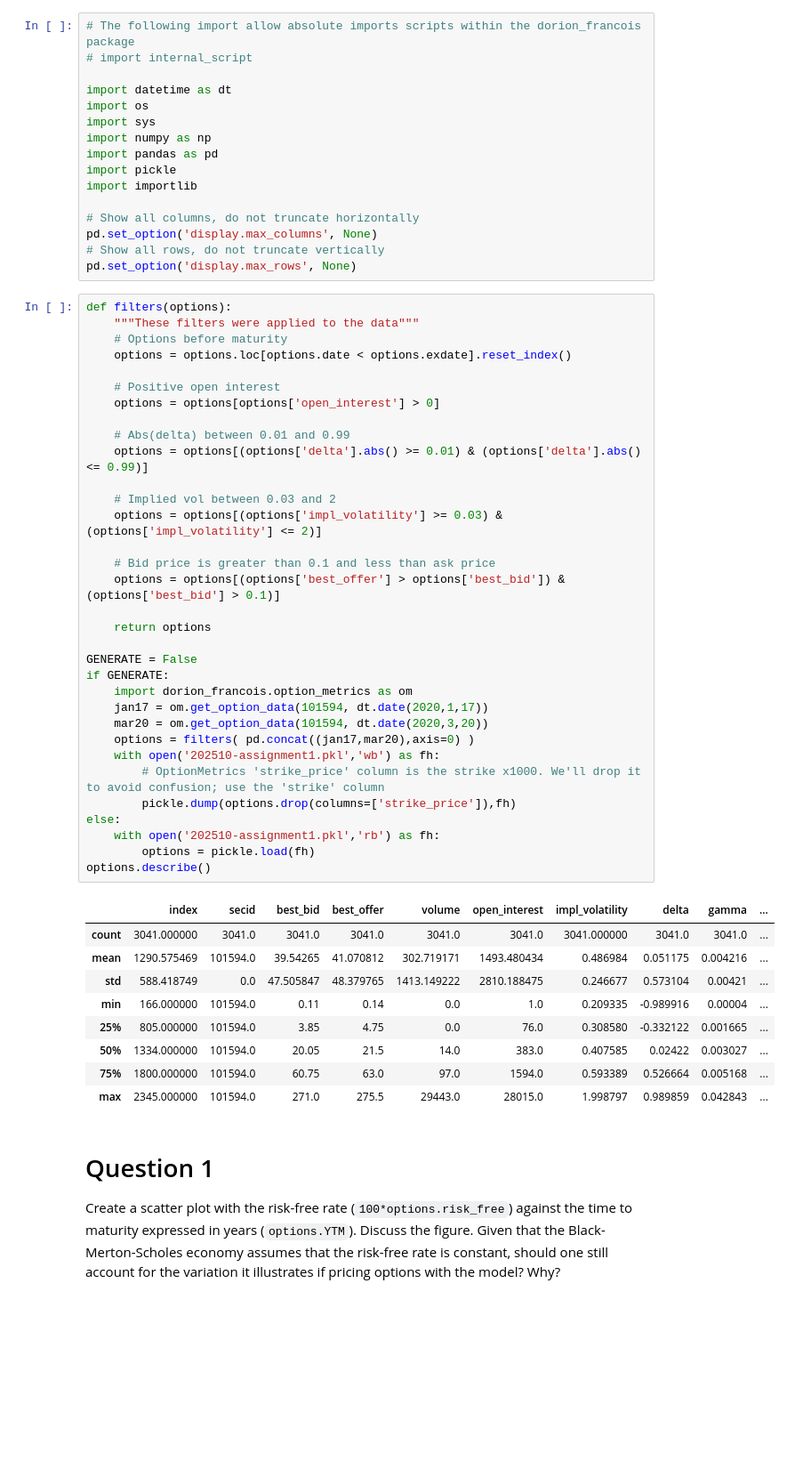
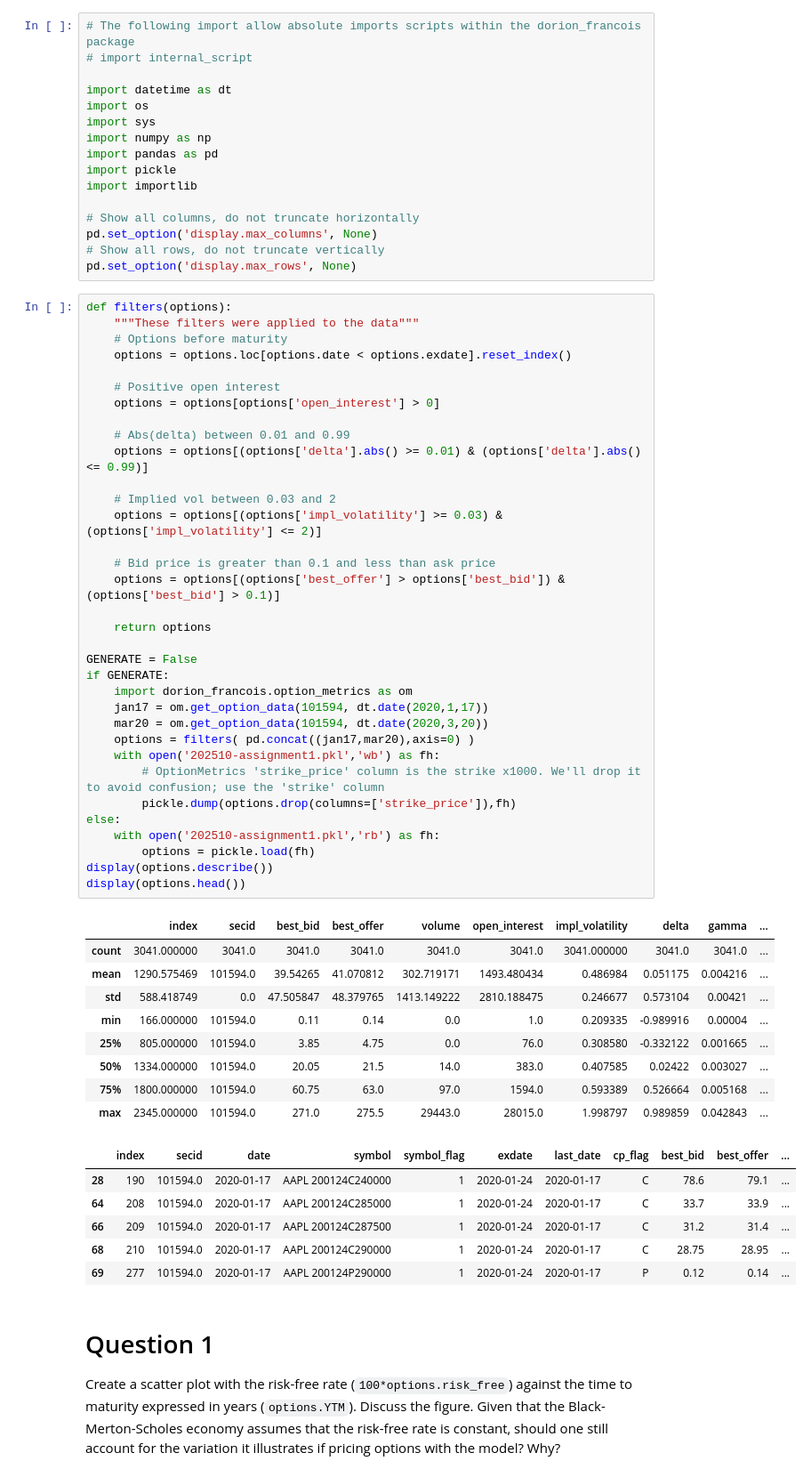
Before and after one commit to navid-nb/MSc_Derivatives_Project1, a Jupyter notebook: 202510-assignment1-en.ipynb, the cells around one changed output. Shown at 89% size. Saved outputs shown, nothing was run; the diff lists cells and outputs as text; blank space fills up the shorter version.

```diff
--- a/202510-assignment1-en.ipynb
+++ b/202510-assignment1-en.ipynb
@@ -53,34 +56,41 @@ def filters(options):
     # Implied vol between 0.03 and 2
     options = options[(options['impl_volatility'] >= 0.03) & (options['impl_volatility'] <= 2)]
 
     # Bid price is greater than 0.1 and less than ask price
     options = options[(options['best_offer'] > options['best_bid']) & (options['best_bid'] > 0.1)]
 
     return options
 
 GENERATE = False
 if GENERATE:
     import dorion_francois.option_metrics as om
     jan17 = om.get_option_data(101594, dt.date(2020,1,17))
     mar20 = om.get_option_data(101594, dt.date(2020,3,20))
     options = filters( pd.concat((jan17,mar20),axis=0) )
     with open('202510-assignment1.pkl','wb') as fh:
         # OptionMetrics 'strike_price' column is the strike x1000. We'll drop it to avoid confusion; use the 'strike' column
         pickle.dump(options.drop(columns=['strike_price']),fh)
 else:
     with open('202510-assignment1.pkl','rb') as fh:
         options = pickle.load(fh)
-options.describe()
+display(options.describe())
+display(options.head())
 # %% [output]
 |  | index | secid | best_bid | best_offer | volume | open_interest | impl_volatility | delta | gamma | ... |
 | count | 3041.000000 | 3041.0 | 3041.0 | 3041.0 | 3041.0 | 3041.0 | 3041.000000 | 3041.0 | 3041.0 | ... |
 | mean | 1290.575469 | 101594.0 | 39.54265 | 41.070812 | 302.719171 | 1493.480434 | 0.486984 | 0.051175 | 0.004216 | ... |
 | std | 588.418749 | 0.0 | 47.505847 | 48.379765 | 1413.149222 | 2810.188475 | 0.246677 | 0.573104 | 0.00421 | ... |
 | min | 166.000000 | 101594.0 | 0.11 | 0.14 | 0.0 | 1.0 | 0.209335 | -0.989916 | 0.00004 | ... |
 | 25% | 805.000000 | 101594.0 | 3.85 | 4.75 | 0.0 | 76.0 | 0.308580 | -0.332122 | 0.001665 | ... |
 | 50% | 1334.000000 | 101594.0 | 20.05 | 21.5 | 14.0 | 383.0 | 0.407585 | 0.02422 | 0.003027 | ... |
 | 75% | 1800.000000 | 101594.0 | 60.75 | 63.0 | 97.0 | 1594.0 | 0.593389 | 0.526664 | 0.005168 | ... |
 | max | 2345.000000 | 101594.0 | 271.0 | 275.5 | 29443.0 | 28015.0 | 1.998797 | 0.989859 | 0.042843 | ... |
+|  | index | secid | date | symbol | symbol_flag | exdate | last_date | cp_flag | best_bid | best_offer | ... |
+| 28 | 190 | 101594.0 | 2020-01-17 | AAPL 200124C240000 | 1 | 2020-01-24 | 2020-01-17 | C | 78.6 | 79.1 | ... |
+| 64 | 208 | 101594.0 | 2020-01-17 | AAPL 200124C285000 | 1 | 2020-01-24 | 2020-01-17 | C | 33.7 | 33.9 | ... |
+| 66 | 209 | 101594.0 | 2020-01-17 | AAPL 200124C287500 | 1 | 2020-01-24 | 2020-01-17 | C | 31.2 | 31.4 | ... |
+| 68 | 210 | 101594.0 | 2020-01-17 | AAPL 200124C290000 | 1 | 2020-01-24 | 2020-01-17 | C | 28.75 | 28.95 | ... |
+| 69 | 277 | 101594.0 | 2020-01-17 | AAPL 200124P290000 | 1 | 2020-01-24 | 2020-01-17 | P | 0.12 | 0.14 | ... |
 # %% [markdown]
 # Question 1
 
```
Also changed, not shown: parts of 2 cells of this notebook.
